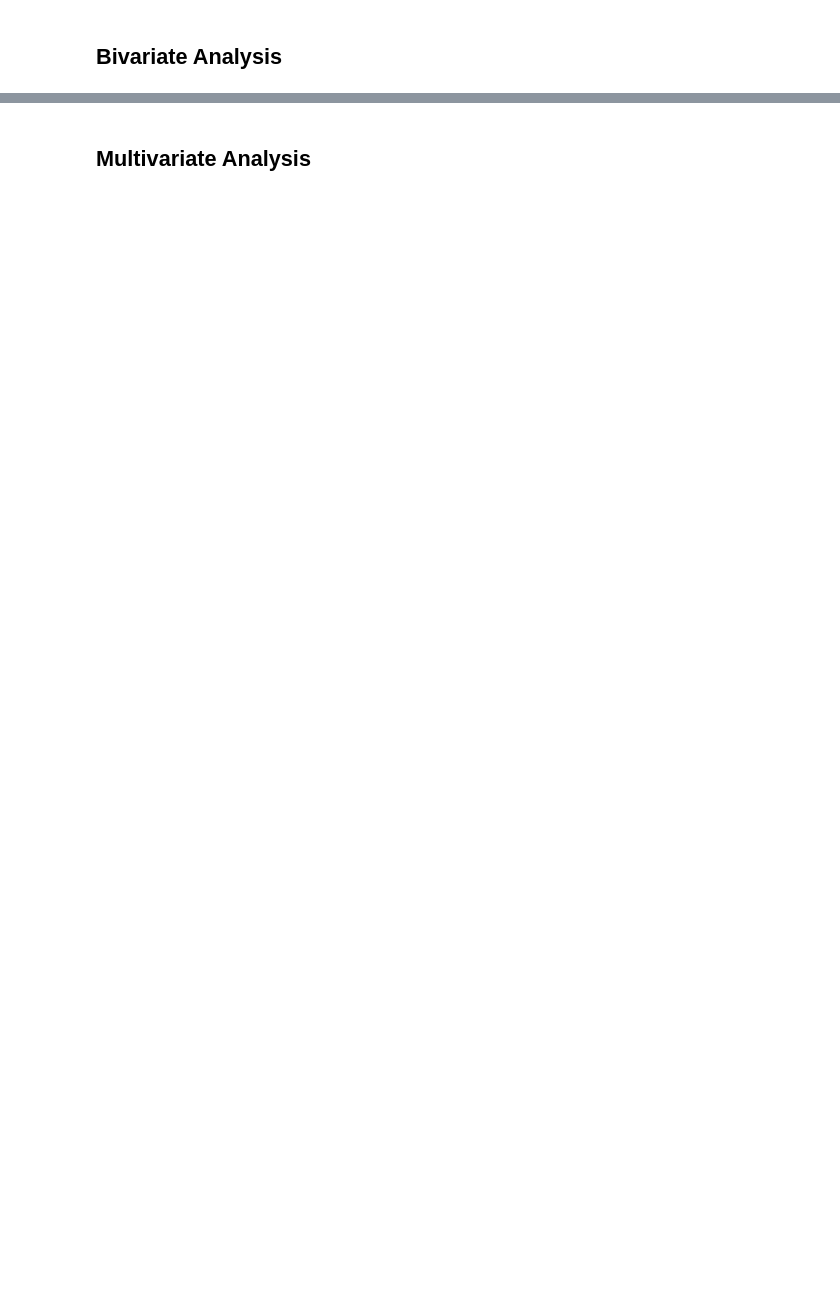
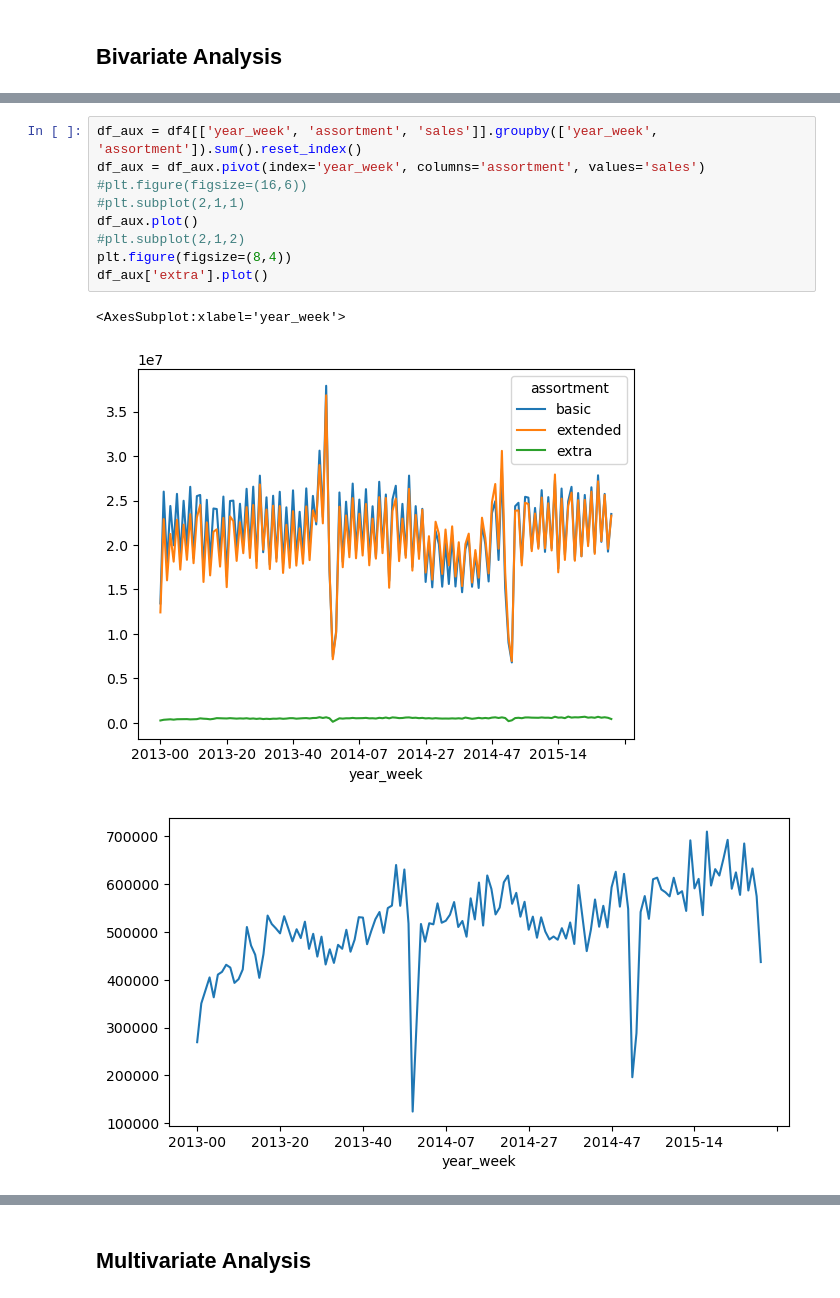
Before and after one commit to biazotogabriel/ds_em_producao, a Jupyter notebook: notebook.ipynb, the cells around one changed output, grey strips where cells are left out. Drawn from its saved outputs; the diff is of its cells as text; blank space fills up the shorter version.

```diff
--- a/notebook.ipynb
+++ b/notebook.ipynb
@@ -482,0 +485,13 @@ array(['c', 'a', 'd', 'b'], dtype=object)
+# %%
+df_aux = df4[['year_week', 'assortment', 'sales']].groupby(['year_week', 'assortment']).sum().reset_index()
+df_aux = df_aux.pivot(index='year_week', columns='assortment', values='sales')
+#plt.figure(figsize=(16,6))
+#plt.subplot(2,1,1)
+df_aux.plot()
+#plt.subplot(2,1,2)
+plt.figure(figsize=(8,4))
+df_aux['extra'].plot()
+# %% [output]
+<AxesSubplot:xlabel='year_week'>
+[figure, added]
+[figure, added]
```
Also changed, not shown: parts of 18 cells of this notebook.
